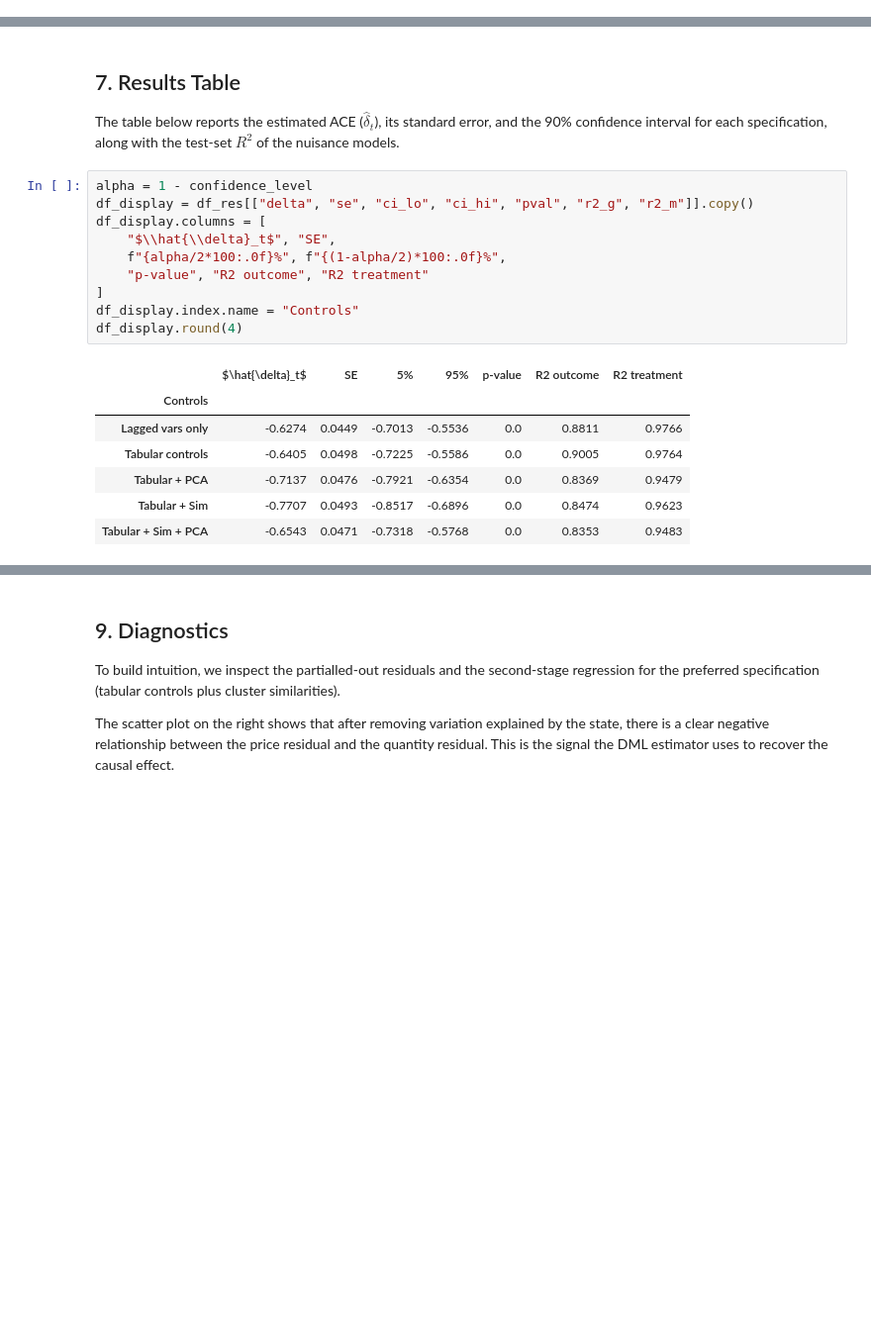
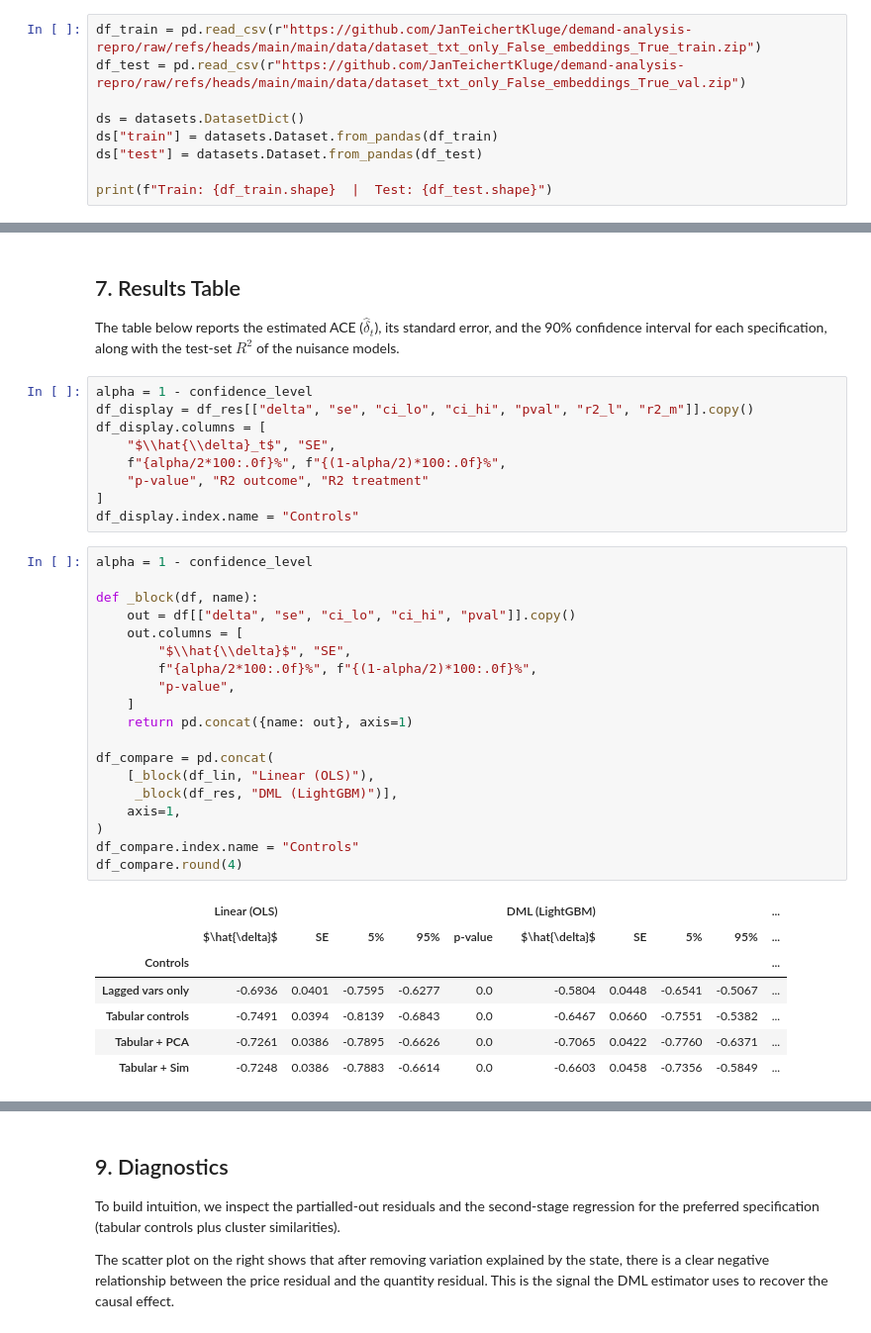
Before and after one commit to JanTeichertKluge/demand-analysis-labs, a Jupyter notebook: 03_causal_elasticities.ipynb, the cells around one changed output, grey strips where cells are left out. Shown at 99% size. Saved outputs shown, nothing was run; the diff lists cells and outputs as text; blank space fills up the shorter version.

```diff
--- a/03_causal_elasticities.ipynb
+++ b/03_causal_elasticities.ipynb
@@ -88,0 +83,9 @@ Train: (38146, 75)  |  Test: (38041, 75)
+# %%
+df_train = pd.read_csv(r"https://github.com/JanTeichertKluge/demand-analysis-repro/raw/refs/heads/main/main/data/dataset_txt_only_False_embeddings_True_train.zip")
+df_test = pd.read_csv(r"https://github.com/JanTeichertKluge/demand-analysis-repro/raw/refs/heads/main/main/data/dataset_txt_only_False_embeddings_True_val.zip")
+
+ds = datasets.DatasetDict()
+ds["train"] = datasets.Dataset.from_pandas(df_train)
+ds["test"] = datasets.Dataset.from_pandas(df_test)
+
+print(f"Train: {df_train.shape}  |  Test: {df_test.shape}")
@@ -278,20 +393,38 @@ Tabular + Sim + PCA             delta=-0.6543  [-0.7318, -0.5768]  R2_g=0.835  R
 The table below reports the estimated ACE ($\hat{\delta}_t$), its standard error, and the 90% confidence interval for each specification, along with the test-set $R^2$ of the nuisance models.
 # %%
 alpha = 1 - confidence_level
-df_display = df_res[["delta", "se", "ci_lo", "ci_hi", "pval", "r2_g", "r2_m"]].copy()
+df_display = df_res[["delta", "se", "ci_lo", "ci_hi", "pval", "r2_l", "r2_m"]].copy()
 df_display.columns = [
     "$\\hat{\\delta}_t$", "SE",
     f"{alpha/2*100:.0f}%", f"{(1-alpha/2)*100:.0f}%",
     "p-value", "R2 outcome", "R2 treatment"
 ]
 df_display.index.name = "Controls"
-df_display.round(4)
-# %% [output]
-|  | $\hat{\delta}_t$ | SE | 5% | 95% | p-value | R2 outcome | R2 treatment |
-| Controls |  |  |  |  |  |  |  |
-| Lagged vars only | -0.6274 | 0.0449 | -0.7013 | -0.5536 | 0.0 | 0.8811 | 0.9766 |
-| Tabular controls | -0.6405 | 0.0498 | -0.7225 | -0.5586 | 0.0 | 0.9005 | 0.9764 |
-| Tabular + PCA | -0.7137 | 0.0476 | -0.7921 | -0.6354 | 0.0 | 0.8369 | 0.9479 |
-| Tabular + Sim | -0.7707 | 0.0493 | -0.8517 | -0.6896 | 0.0 | 0.8474 | 0.9623 |
-| Tabular + Sim + PCA | -0.6543 | 0.0471 | -0.7318 | -0.5768 | 0.0 | 0.8353 | 0.9483 |
+# %%
+alpha = 1 - confidence_level
+
+def _block(df, name):
+    out = df[["delta", "se", "ci_lo", "ci_hi", "pval"]].copy()
+    out.columns = [
+        "$\\hat{\\delta}$", "SE",
+        f"{alpha/2*100:.0f}%", f"{(1-alpha/2)*100:.0f}%",
+        "p-value",
+    ]
+    return pd.concat({name: out}, axis=1)
+
+df_compare = pd.concat(
+    [_block(df_lin, "Linear (OLS)"),
+     _block(df_res, "DML (LightGBM)")],
+    axis=1,
+)
+df_compare.index.name = "Controls"
+df_compare.round(4)
+# %% [output]
+|  | Linear (OLS) |  |  |  |  | DML (LightGBM) |  |  |  | ... |
+|  | $\hat{\delta}$ | SE | 5% | 95% | p-value | $\hat{\delta}$ | SE | 5% | 95% | ... |
+| Controls |  |  |  |  |  |  |  |  |  | ... |
+| Lagged vars only | -0.6936 | 0.0401 | -0.7595 | -0.6277 | 0.0 | -0.5804 | 0.0448 | -0.6541 | -0.5067 | ... |
+| Tabular controls | -0.7491 | 0.0394 | -0.8139 | -0.6843 | 0.0 | -0.6467 | 0.0660 | -0.7551 | -0.5382 | ... |
+| Tabular + PCA | -0.7261 | 0.0386 | -0.7895 | -0.6626 | 0.0 | -0.7065 | 0.0422 | -0.7760 | -0.6371 | ... |
+| Tabular + Sim | -0.7248 | 0.0386 | -0.7883 | -0.6614 | 0.0 | -0.6603 | 0.0458 | -0.7356 | -0.5849 | ... |
 # %% [markdown]
```
Also changed, not shown: parts of 22 cells of this notebook, 4 other files.
